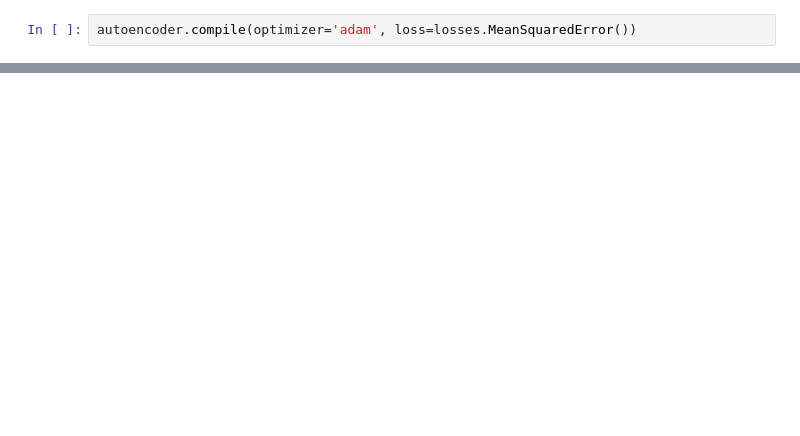
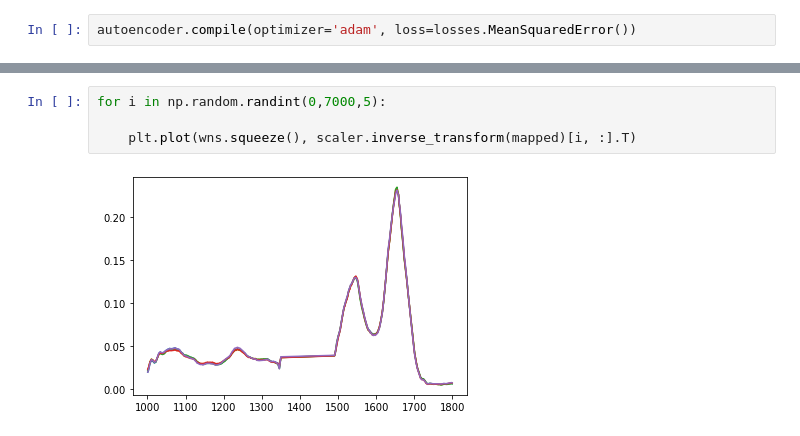
Before and after one commit to c-whitley/PHD, a Jupyter notebook: Autoencoder_Fusion.ipynb, the cells around one changed output, grey strips where cells are left out. Cells and saved outputs as stored; diff of their text form; blank space fills up the shorter version.

```diff
--- a/Autoencoder_Fusion.ipynb
+++ b/Autoencoder_Fusion.ipynb
@@ -223,0 +257,6 @@ fig.savefig('./Fusion_Results.pdf')
+# %%
+for i in np.random.randint(0,7000,5):
+
+    plt.plot(wns.squeeze(), scaler.inverse_transform(mapped)[i, :].T)
+# %% [output]
+[figure, added]
```
Also changed, not shown: parts of 23 cells of this notebook, 7 other files.
